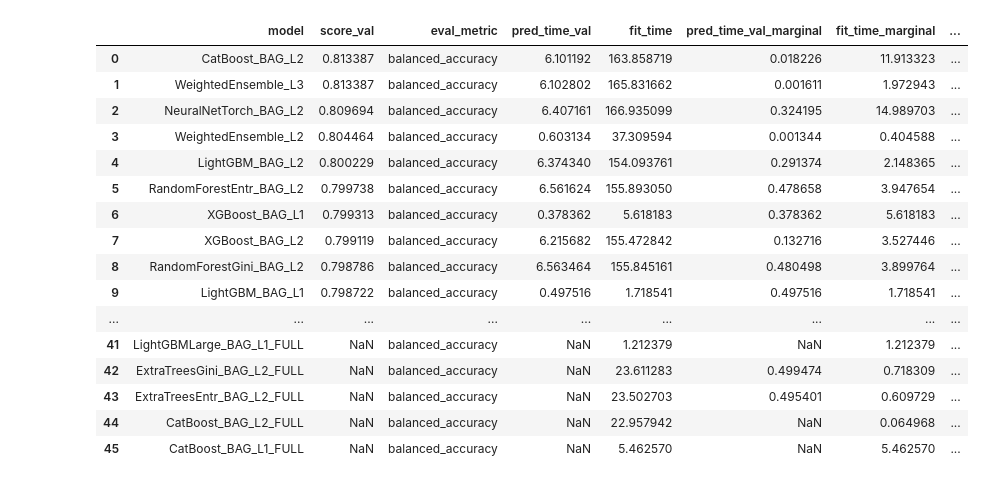
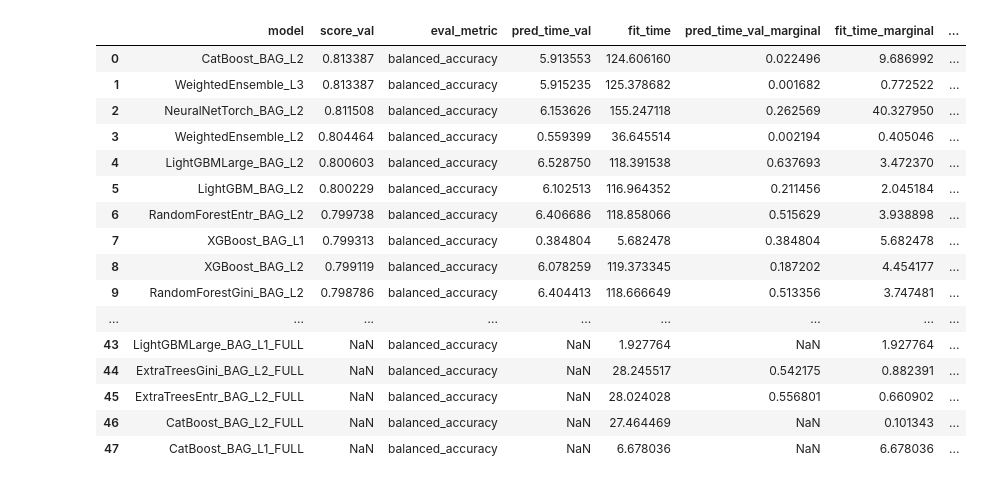
Before and after one commit to olaidczak/ensemble-diversity-measures, a Jupyter notebook: eksperyment2.ipynb, the cells around one changed output. Drawn from its saved outputs; the diff is of its cells as text; code cells hidden in the pictures.

```diff
--- a/eksperyment2.ipynb
+++ b/eksperyment2.ipynb
@@ -43,24 +42,24 @@ KeyboardInterrupt:
 # %%
-predictor1 = TabularPredictor.load("/Users/ola/Library/CloudStorage/OneDrive-Personal/Dokumenty/licencjat/ensemble-diversity-measures/AutogluonModels/ag-20250517_134150")
+predictor2 = TabularPredictor.load("/Users/ola/Library/CloudStorage/OneDrive-Personal/Dokumenty/licencjat/ensemble-diversity-measures/AutogluonModels/ag-20250519_131920")
 # %%
 # dlaczego modele L1 itd nie działają?
-predictor1.leaderboard()
+predictor2.leaderboard()
 # %% [output]
 |  | model | score_val | eval_metric | pred_time_val | fit_time | pred_time_val_marginal | fit_time_marginal | ... |
-| 0 | CatBoost_BAG_L2 | 0.813387 | balanced_accuracy | 6.101192 | 163.858719 | 0.018226 | 11.913323 | ... |
-| 1 | WeightedEnsemble_L3 | 0.813387 | balanced_accuracy | 6.102802 | 165.831662 | 0.001611 | 1.972943 | ... |
-| 2 | NeuralNetTorch_BAG_L2 | 0.809694 | balanced_accuracy | 6.407161 | 166.935099 | 0.324195 | 14.989703 | ... |
-| 3 | WeightedEnsemble_L2 | 0.804464 | balanced_accuracy | 0.603134 | 37.309594 | 0.001344 | 0.404588 | ... |
-| 4 | LightGBM_BAG_L2 | 0.800229 | balanced_accuracy | 6.374340 | 154.093761 | 0.291374 | 2.148365 | ... |
-| 5 | RandomForestEntr_BAG_L2 | 0.799738 | balanced_accuracy | 6.561624 | 155.893050 | 0.478658 | 3.947654 | ... |
-| 6 | XGBoost_BAG_L1 | 0.799313 | balanced_accuracy | 0.378362 | 5.618183 | 0.378362 | 5.618183 | ... |
-| 7 | XGBoost_BAG_L2 | 0.799119 | balanced_accuracy | 6.215682 | 155.472842 | 0.132716 | 3.527446 | ... |
-| 8 | RandomForestGini_BAG_L2 | 0.798786 | balanced_accuracy | 6.563464 | 155.845161 | 0.480498 | 3.899764 | ... |
-| 9 | LightGBM_BAG_L1 | 0.798722 | balanced_accuracy | 0.497516 | 1.718541 | 0.497516 | 1.718541 | ... |
+| 0 | CatBoost_BAG_L2 | 0.813387 | balanced_accuracy | 5.913553 | 124.606160 | 0.022496 | 9.686992 | ... |
+| 1 | WeightedEnsemble_L3 | 0.813387 | balanced_accuracy | 5.915235 | 125.378682 | 0.001682 | 0.772522 | ... |
+| 2 | NeuralNetTorch_BAG_L2 | 0.811508 | balanced_accuracy | 6.153626 | 155.247118 | 0.262569 | 40.327950 | ... |
+| 3 | WeightedEnsemble_L2 | 0.804464 | balanced_accuracy | 0.559399 | 36.645514 | 0.002194 | 0.405046 | ... |
+| 4 | LightGBMLarge_BAG_L2 | 0.800603 | balanced_accuracy | 6.528750 | 118.391538 | 0.637693 | 3.472370 | ... |
+| 5 | LightGBM_BAG_L2 | 0.800229 | balanced_accuracy | 6.102513 | 116.964352 | 0.211456 | 2.045184 | ... |
+| 6 | RandomForestEntr_BAG_L2 | 0.799738 | balanced_accuracy | 6.406686 | 118.858066 | 0.515629 | 3.938898 | ... |
+| 7 | XGBoost_BAG_L1 | 0.799313 | balanced_accuracy | 0.384804 | 5.682478 | 0.384804 | 5.682478 | ... |
+| 8 | XGBoost_BAG_L2 | 0.799119 | balanced_accuracy | 6.078259 | 119.373345 | 0.187202 | 4.454177 | ... |
+| 9 | RandomForestGini_BAG_L2 | 0.798786 | balanced_accuracy | 6.404413 | 118.666649 | 0.513356 | 3.747481 | ... |
 | ... | ... | ... | ... | ... | ... | ... | ... | ... |
-| 41 | LightGBMLarge_BAG_L1_FULL | NaN | balanced_accuracy | NaN | 1.212379 | NaN | 1.212379 | ... |
-| 42 | ExtraTreesGini_BAG_L2_FULL | NaN | balanced_accuracy | NaN | 23.611283 | 0.499474 | 0.718309 | ... |
-| 43 | ExtraTreesEntr_BAG_L2_FULL | NaN | balanced_accuracy | NaN | 23.502703 | 0.495401 | 0.609729 | ... |
-| 44 | CatBoost_BAG_L2_FULL | NaN | balanced_accuracy | NaN | 22.957942 | NaN | 0.064968 | ... |
-| 45 | CatBoost_BAG_L1_FULL | NaN | balanced_accuracy | NaN | 5.462570 | NaN | 5.462570 | ... |
+| 43 | LightGBMLarge_BAG_L1_FULL | NaN | balanced_accuracy | NaN | 1.927764 | NaN | 1.927764 | ... |
+| 44 | ExtraTreesGini_BAG_L2_FULL | NaN | balanced_accuracy | NaN | 28.245517 | 0.542175 | 0.882391 | ... |
+| 45 | ExtraTreesEntr_BAG_L2_FULL | NaN | balanced_accuracy | NaN | 28.024028 | 0.556801 | 0.660902 | ... |
+| 46 | CatBoost_BAG_L2_FULL | NaN | balanced_accuracy | NaN | 27.464469 | NaN | 0.101343 | ... |
+| 47 | CatBoost_BAG_L1_FULL | NaN | balanced_accuracy | NaN | 6.678036 | NaN | 6.678036 | ... |
 # %%
```
Also changed, not shown: parts of 15 cells of this notebook, 2 other files.
